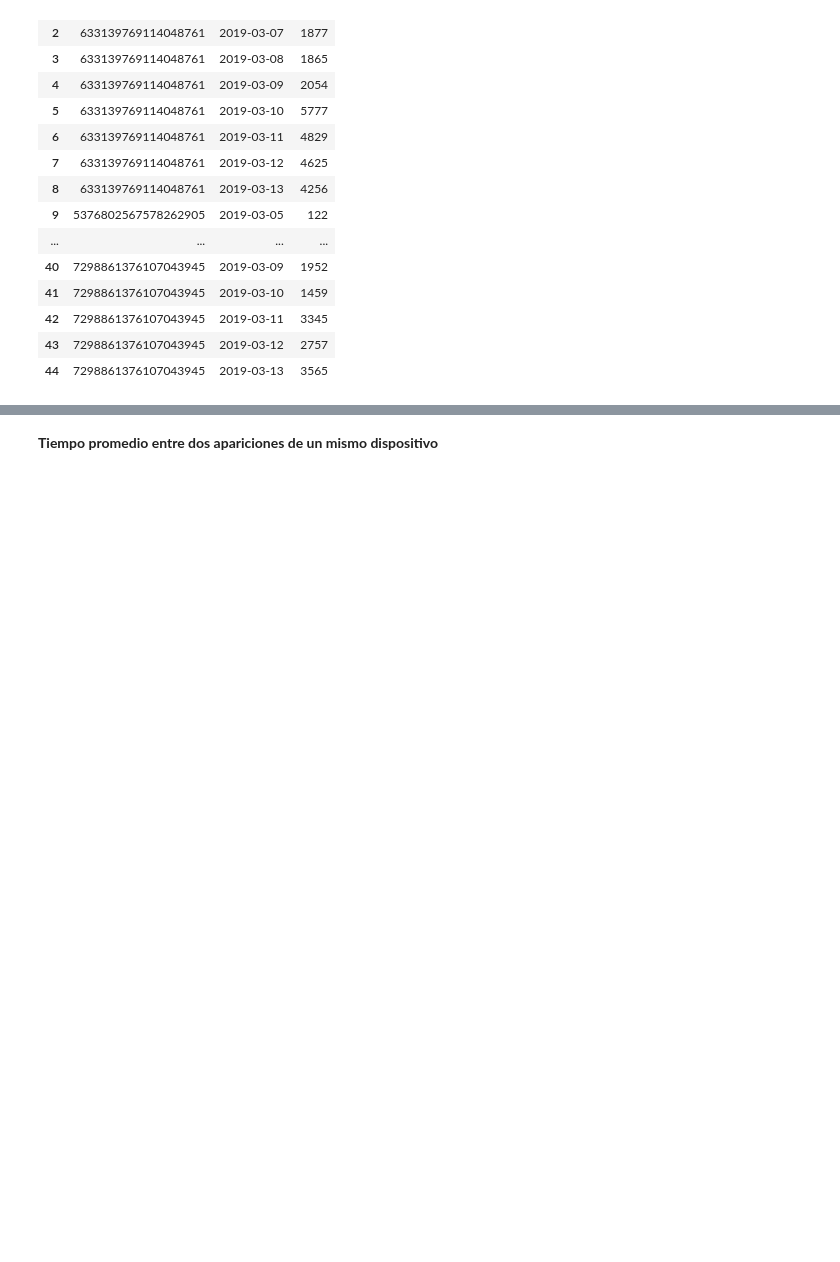
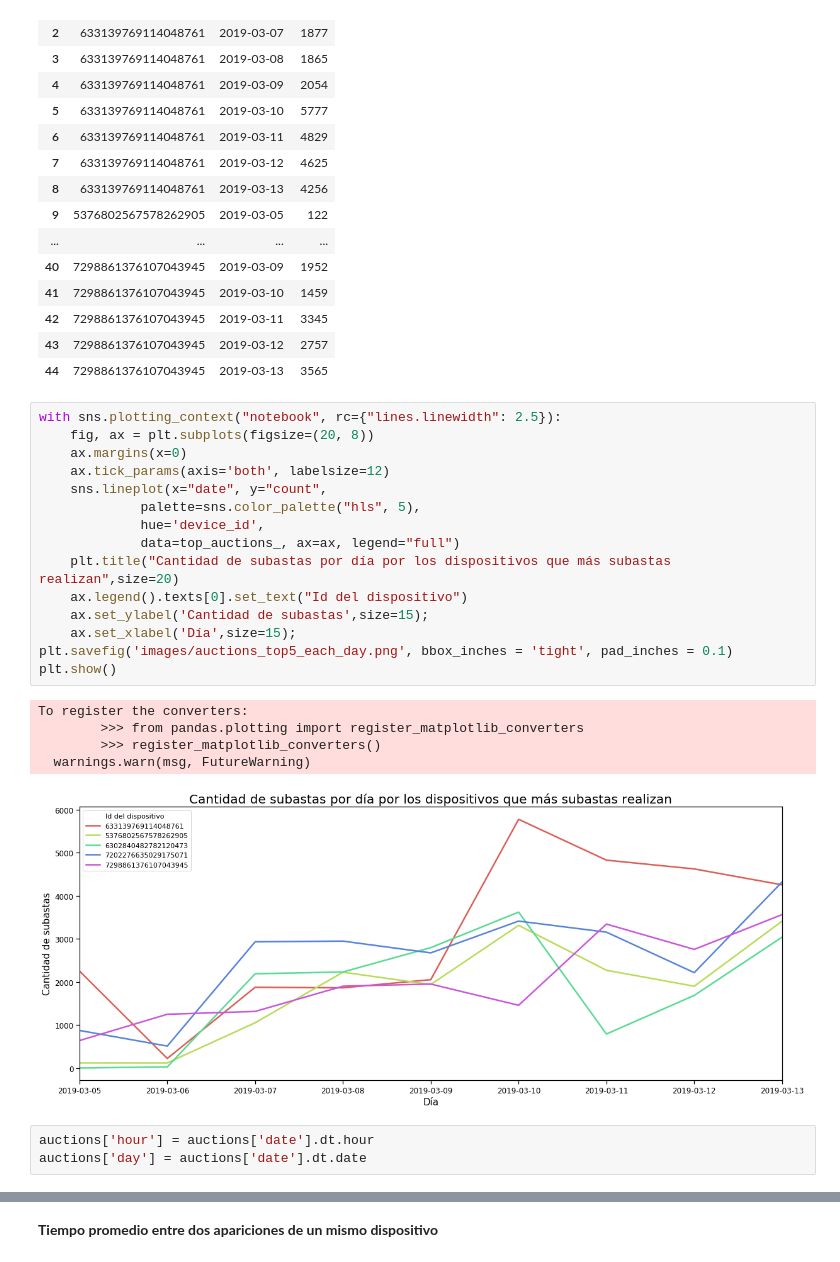
Before and after one commit to Elianagam/orgaDatosTp1, a Jupyter notebook: prueba_auctions.ipynb, the cells around one changed output, grey strips where cells are left out. Drawn from its saved outputs; the diff is of its cells as text; blank space fills up the shorter version.

```diff
--- a/prueba_auctions.ipynb
+++ b/prueba_auctions.ipynb
@@ -162,3 +141,27 @@ top_auctions_
 | 42 | 7298861376107043945 | 2019-03-11 | 3345 |
 | 43 | 7298861376107043945 | 2019-03-12 | 2757 |
 | 44 | 7298861376107043945 | 2019-03-13 | 3565 |
+# %%
+with sns.plotting_context("notebook", rc={"lines.linewidth": 2.5}):
+    fig, ax = plt.subplots(figsize=(20, 8))
+    ax.margins(x=0)
+    ax.tick_params(axis='both', labelsize=12)
+    sns.lineplot(x="date", y="count",
+             palette=sns.color_palette("hls", 5),
+             hue='device_id',
+             data=top_auctions_, ax=ax, legend="full")
+    plt.title("Cantidad de subastas por día por los dispositivos que más subastas realizan",size=20)
+    ax.legend().texts[0].set_text("Id del dispositivo")
+    ax.set_ylabel('Cantidad de subastas',size=15);
+    ax.set_xlabel('Día',size=15);
+plt.savefig('images/auctions_top5_each_day.png', bbox_inches = 'tight', pad_inches = 0.1)
+plt.show()
+# %% [output]
+To register the converters:
+        >>> from pandas.plotting import register_matplotlib_converters
+        >>> register_matplotlib_converters()
+  warnings.warn(msg, FutureWarning)
+[figure, added]
+# %%
+auctions['hour'] = auctions['date'].dt.hour
+auctions['day'] = auctions['date'].dt.date
```
Also changed, not shown: parts of 17 cells of this notebook, 2 other files.
